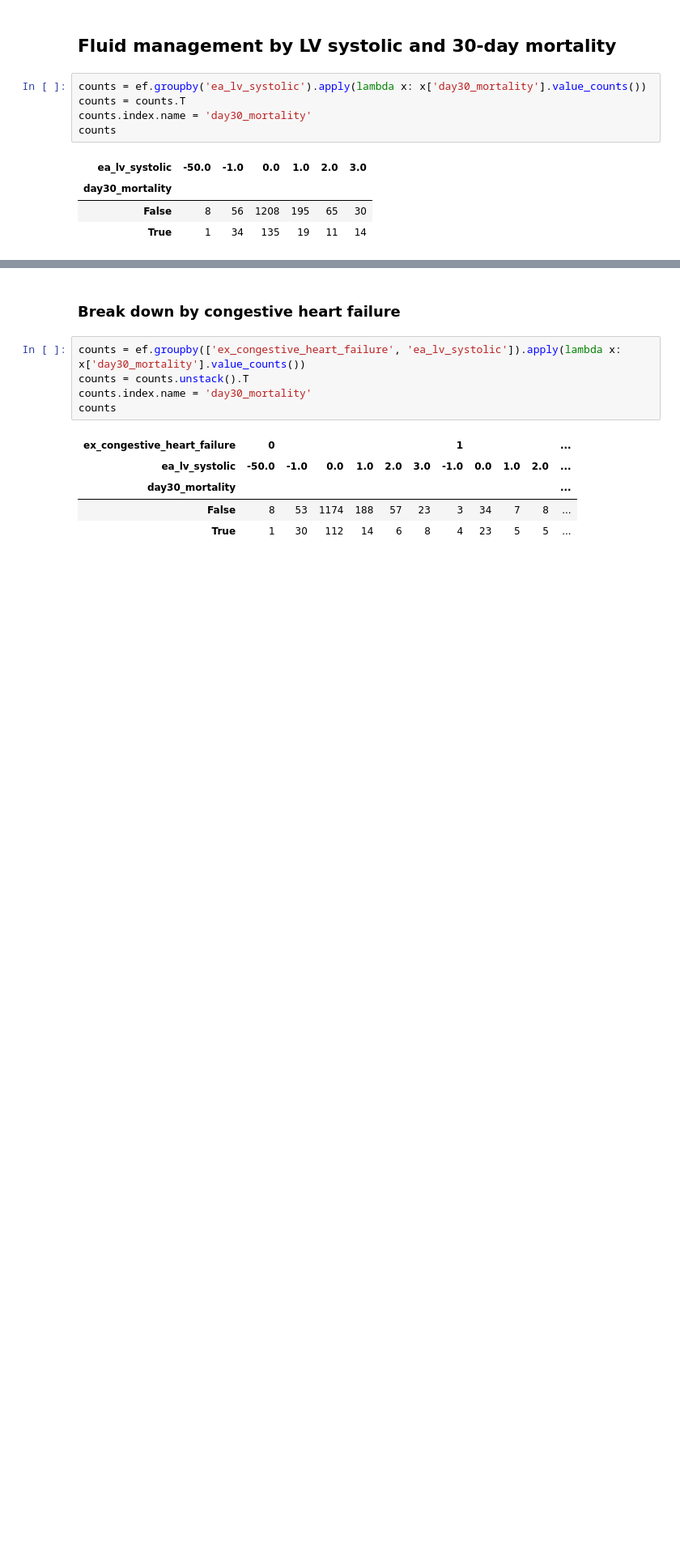
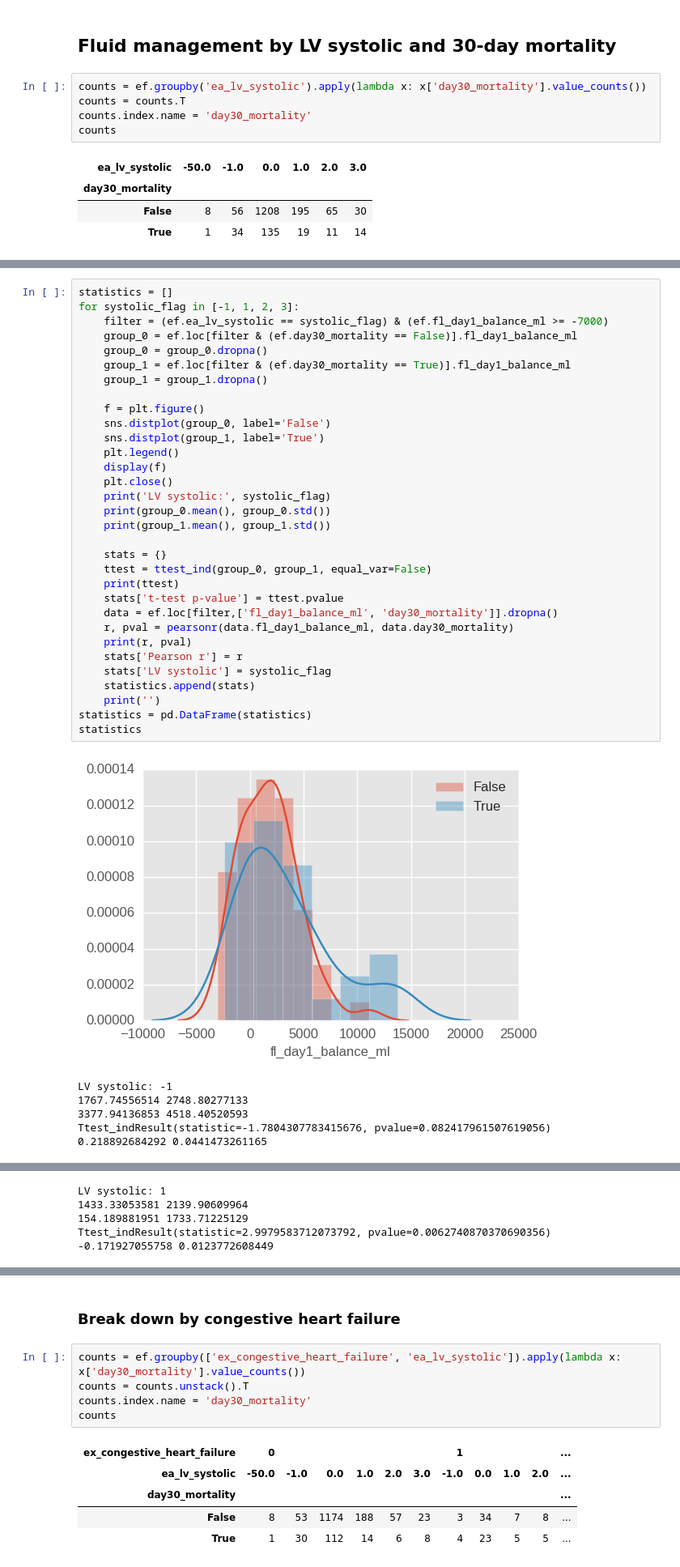
Before and after one commit to yhtgrace/echo, a Jupyter notebook: notebooks/161206_model_exploration_TB.ipynb, the cells around one changed output, grey strips where cells are left out. Shown at 81% size. Saved outputs shown, nothing was run; the diff lists cells and outputs as text; blank space fills up the shorter version.

```diff
--- a/notebooks/161206_model_exploration_TB.ipynb
+++ b/notebooks/161206_model_exploration_TB.ipynb
@@ -352,3 +414,42 @@ plt.legend(loc='best', title='Morality (30-day)')
 # %% [output]
 <matplotlib.legend.Legend at 0x...>
 [figure]
+# %%
+statistics = []
+for systolic_flag in [-1, 1, 2, 3]:
+    filter = (ef.ea_lv_systolic == systolic_flag) & (ef.fl_day1_balance_ml >= -7000)
+    group_0 = ef.loc[filter & (ef.day30_mortality == False)].fl_day1_balance_ml
+    group_0 = group_0.dropna()
+    group_1 = ef.loc[filter & (ef.day30_mortality == True)].fl_day1_balance_ml
+    group_1 = group_1.dropna()
+
+    f = plt.figure()
+    sns.distplot(group_0, label='False')
+    sns.distplot(group_1, label='True')
+    plt.legend()
+    display(f)
+    plt.close()
+    print('LV systolic:', systolic_flag)
+    print(group_0.mean(), group_0.std())
+    print(group_1.mean(), group_1.std())
+
+    stats = {}
+    ttest = ttest_ind(group_0, group_1, equal_var=False)
+    print(ttest)
+    stats['t-test p-value'] = ttest.pvalue
+    data = ef.loc[filter,['fl_day1_balance_ml', 'day30_mortality']].dropna()
+    r, pval = pearsonr(data.fl_day1_balance_ml, data.day30_mortality)
+    print(r, pval)
+    stats['Pearson r'] = r
+    stats['LV systolic'] = systolic_flag
+    statistics.append(stats)
+    print('')
+statistics = pd.DataFrame(statistics)
+statistics
+# %% [output]
+[figure, added]
+LV systolic: -1
+1767.74556514 2748.80277133
+3377.94136853 4518.40520593
+Ttest_indResult(statistic=-1.7804307783415676, pvalue=0.082417961507619056)
+0.218892684292 0.0441473261165
@@ -354,0 +457,5 @@ plt.legend(loc='best', title='Morality (30-day)')
+LV systolic: 1
+1433.33053581 2139.90609964
+154.189881951 1733.71225129
+Ttest_indResult(statistic=2.9979583712073792, pvalue=0.0062740870370690356)
+-0.171927055758 0.0123772608449
```
Also changed, not shown: parts of 15 cells of this notebook.
